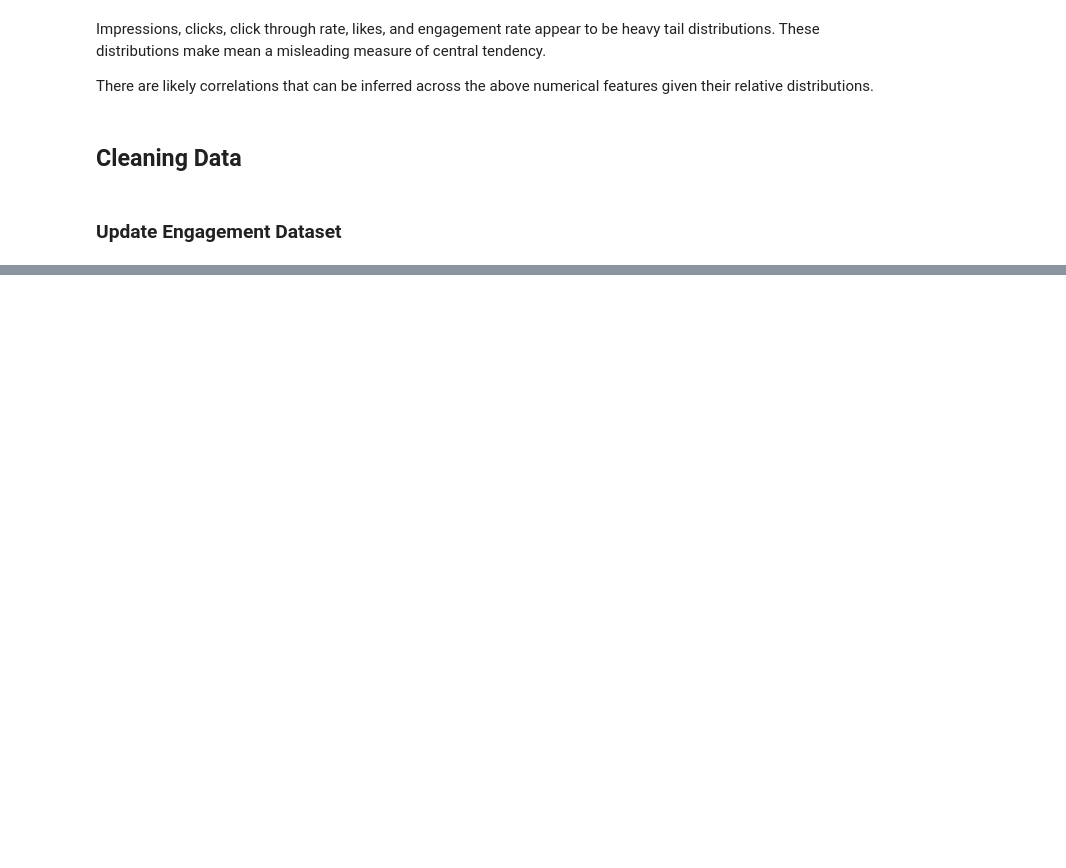
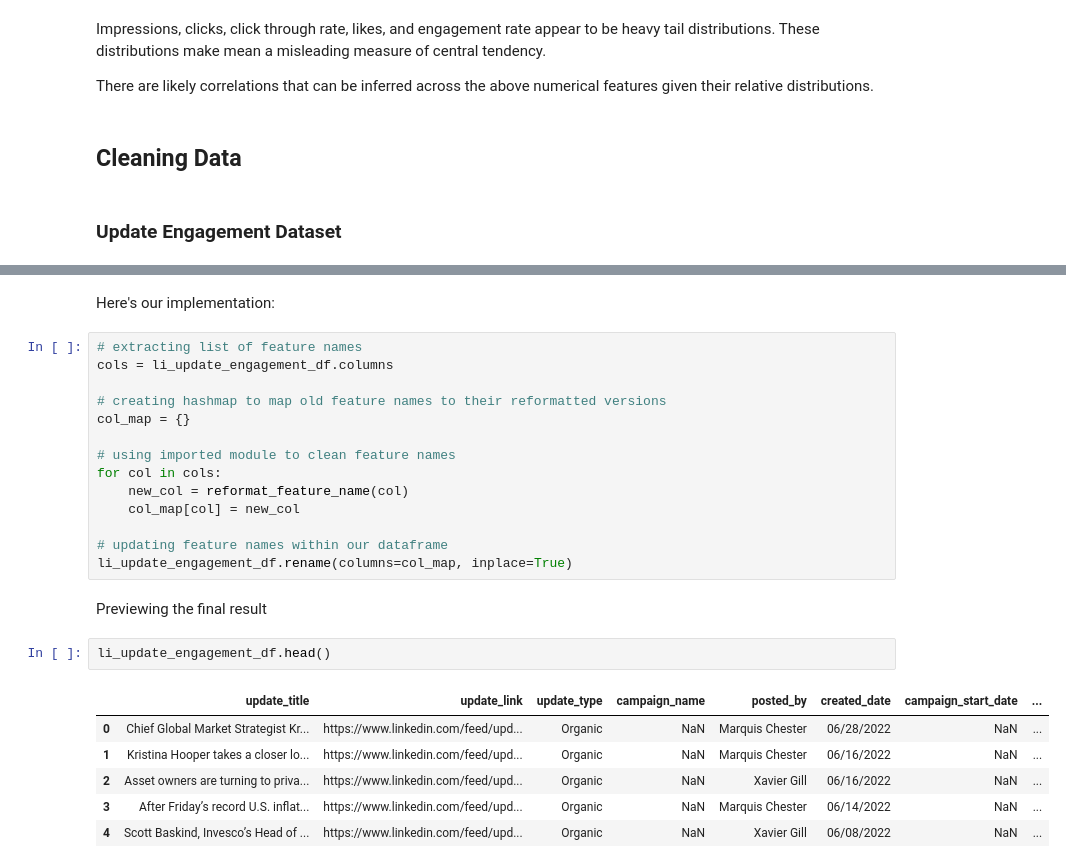
Before and after one commit to xvrgill/ivz-social-reports, a Jupyter notebook: notebooks/ca_institutional/july.ipynb, the cells around one changed output, grey strips where cells are left out. Saved outputs shown, nothing was run; the diff lists cells and outputs as text; blank space fills up the shorter version.

```diff
--- a/notebooks/ca_institutional/july.ipynb
+++ b/notebooks/ca_institutional/july.ipynb
@@ -144,0 +140,27 @@ def reformat_feature_names(col):
+# %% [markdown]
+Here's our implementation:
+# %%
+# extracting list of feature names
+cols = li_update_engagement_df.columns
+
+# creating hashmap to map old feature names to their reformatted versions
+col_map = {}
+
+# using imported module to clean feature names
+for col in cols:
+    new_col = reformat_feature_name(col)
+    col_map[col] = new_col
+
+# updating feature names within our dataframe
+li_update_engagement_df.rename(columns=col_map, inplace=True)
+# %% [markdown]
+Previewing the final result
+# %%
+li_update_engagement_df.head()
+# %% [output]
+|  | update_title | update_link | update_type | campaign_name | posted_by | created_date | campaign_start_date | ... |
+| 0 | Chief Global Market Strategist Kr... | https://www.linkedin.com/feed/upd... | Organic | NaN | Marquis Chester | 06/28/2022 | NaN | ... |
+| 1 | Kristina Hooper takes a closer lo... | https://www.linkedin.com/feed/upd... | Organic | NaN | Marquis Chester | 06/16/2022 | NaN | ... |
+| 2 | Asset owners are turning to priva... | https://www.linkedin.com/feed/upd... | Organic | NaN | Xavier Gill | 06/16/2022 | NaN | ... |
+| 3 | After Friday’s record U.S. inflat... | https://www.linkedin.com/feed/upd... | Organic | NaN | Marquis Chester | 06/14/2022 | NaN | ... |
+| 4 | Scott Baskind, Invesco’s Head of ... | https://www.linkedin.com/feed/upd... | Organic | NaN | Xavier Gill | 06/08/2022 | NaN | ... |
```
Also changed, not shown: parts of 8 cells of this notebook, 4 other files.
